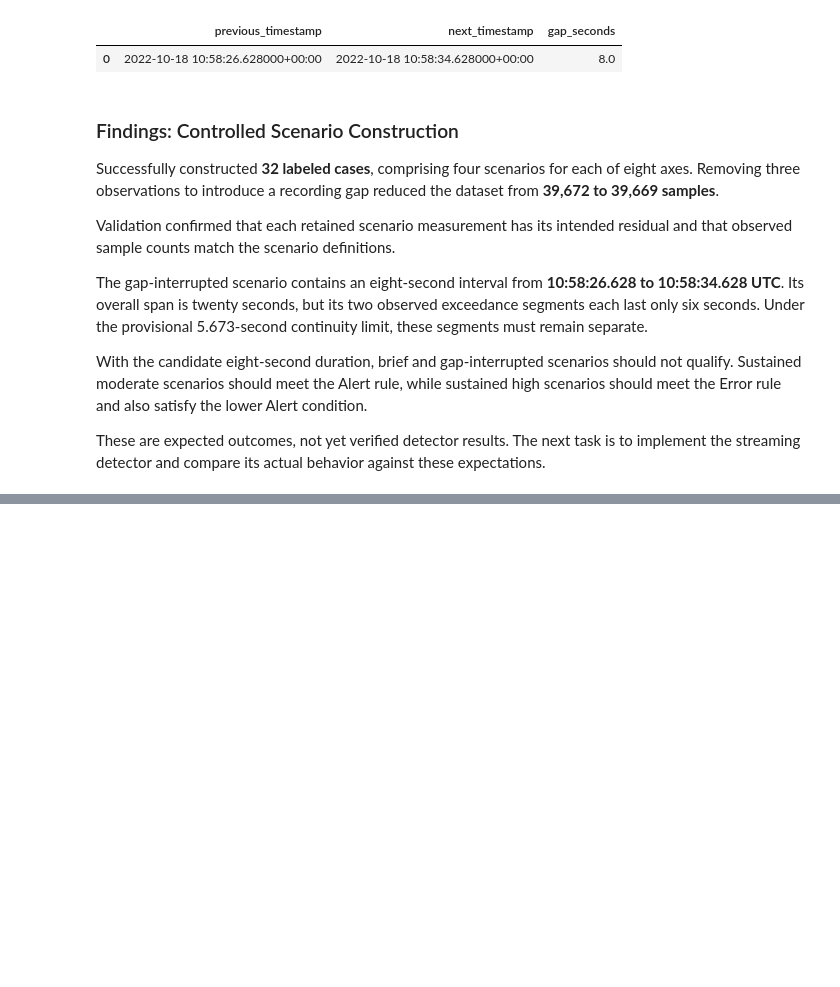
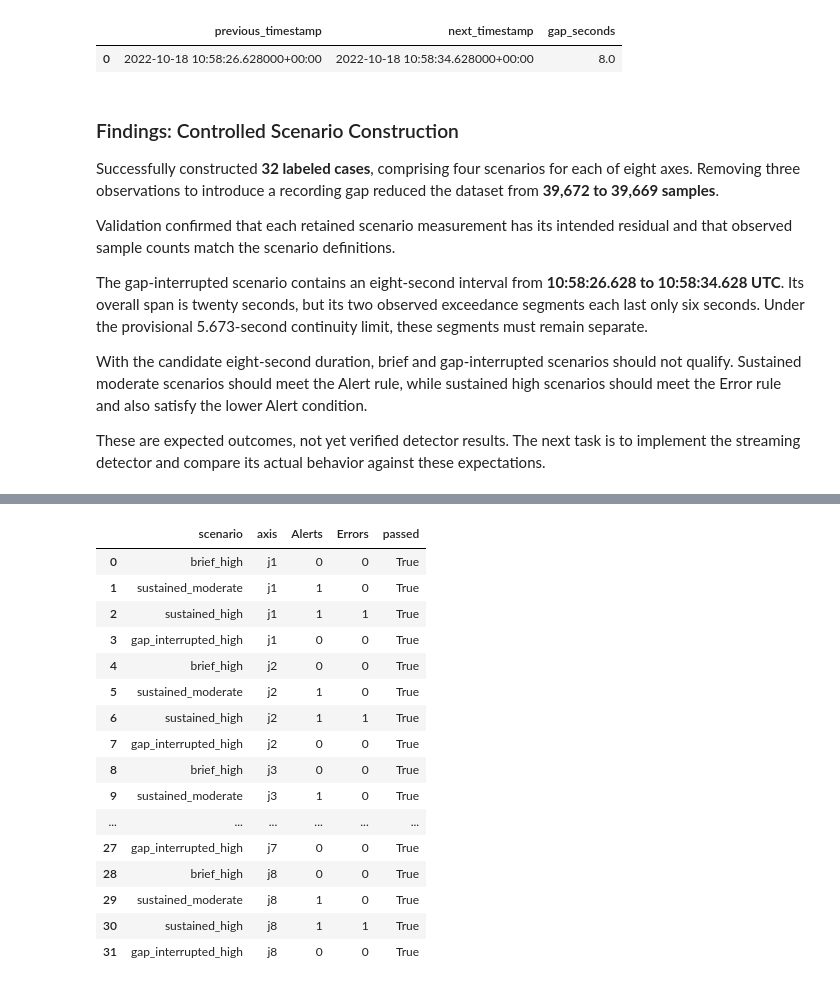
Before and after one commit to UbaidUllah777/DataStreamVisualization-regression-based-anomaly-detection, a Jupyter notebook: Regression_Anomaly_Detection.ipynb, the cells around one changed output, grey strips where cells are left out. Drawn from its saved outputs; the diff is of its cells as text; code cells hidden in the pictures; blank space fills up the shorter version.

Commit message:
Implement streaming detector and verify controlled scenarios

```diff
--- a/Regression_Anomaly_Detection.ipynb
+++ b/Regression_Anomaly_Detection.ipynb
@@ -1173,0 +1257,84 @@ These are expected outcomes, not yet verified detector results. The next task is
+# %%
+expected_counts = {
+    "brief_high": (0, 0),
+    "sustained_moderate": (1, 0),
+    "sustained_high": (1, 1),
+    "gap_interrupted_high": (0, 0),
+}
+
+verification_rows = []
+matched_event_ids = set()
+
+for case in development_scenario_labels.itertuples(index=False):
+    matches = development_events.loc[
+        development_events["axis"].eq(case.axis)
+        & development_events["start"].between(case.start, case.end)
+    ]
+
+    actual_alerts = int(matches["severity"].eq("Alert").sum())
+    actual_errors = int(matches["severity"].eq("Error").sum())
+    expected_alerts, expected_errors = expected_counts[case.scenario]
+
+    passed = (
+        actual_alerts == expected_alerts
+        and actual_errors == expected_errors
+    )
+
+    if not matches.empty:
+        delays = (
+            matches["triggered_at"] - case.start
+        ).dt.total_seconds()
+
+        passed = (
+            passed
+            and matches["start"].eq(case.start).all()
+            and delays.eq(8.0).all()
+            and matches["duration_seconds"].eq(20.0).all()
+            and matches["close_reason"].eq("below_threshold").all()
+        )
+
+    matched_event_ids.update(matches["event_id"])
+
+    verification_rows.append({
+        "scenario": case.scenario,
+        "axis": case.axis,
+        "Alerts": actual_alerts,
+        "Errors": actual_errors,
+        "passed": bool(passed),
+    })
+
+scenario_verification = pd.DataFrame(verification_rows)
+
+unmatched_events = development_events.loc[
+    ~development_events["event_id"].isin(matched_event_ids)
+]
+
+display(scenario_verification)
+print("Events outside labeled scenarios:", len(unmatched_events))
+
+assert scenario_verification["passed"].all(), (
+    "One or more controlled scenarios failed."
+)
+assert unmatched_events.empty, "Unexpected events outside labeled scenarios."
+assert len(development_events) == 24
+
+print("All 32 controlled cases passed.")
+print("Expected 16 Alert records and 8 Error records: PASS")
+# %% [output]
+|  | scenario | axis | Alerts | Errors | passed |
+| 0 | brief_high | j1 | 0 | 0 | True |
+| 1 | sustained_moderate | j1 | 1 | 0 | True |
+| 2 | sustained_high | j1 | 1 | 1 | True |
+| 3 | gap_interrupted_high | j1 | 0 | 0 | True |
+| 4 | brief_high | j2 | 0 | 0 | True |
+| 5 | sustained_moderate | j2 | 1 | 0 | True |
+| 6 | sustained_high | j2 | 1 | 1 | True |
+| 7 | gap_interrupted_high | j2 | 0 | 0 | True |
+| 8 | brief_high | j3 | 0 | 0 | True |
+| 9 | sustained_moderate | j3 | 1 | 0 | True |
+| ... | ... | ... | ... | ... | ... |
+| 27 | gap_interrupted_high | j7 | 0 | 0 | True |
+| 28 | brief_high | j8 | 0 | 0 | True |
+| 29 | sustained_moderate | j8 | 1 | 0 | True |
+| 30 | sustained_high | j8 | 1 | 1 | True |
+| 31 | gap_interrupted_high | j8 | 0 | 0 | True |
```
Also changed, not shown: parts of 5 cells of this notebook, 1 other file.
